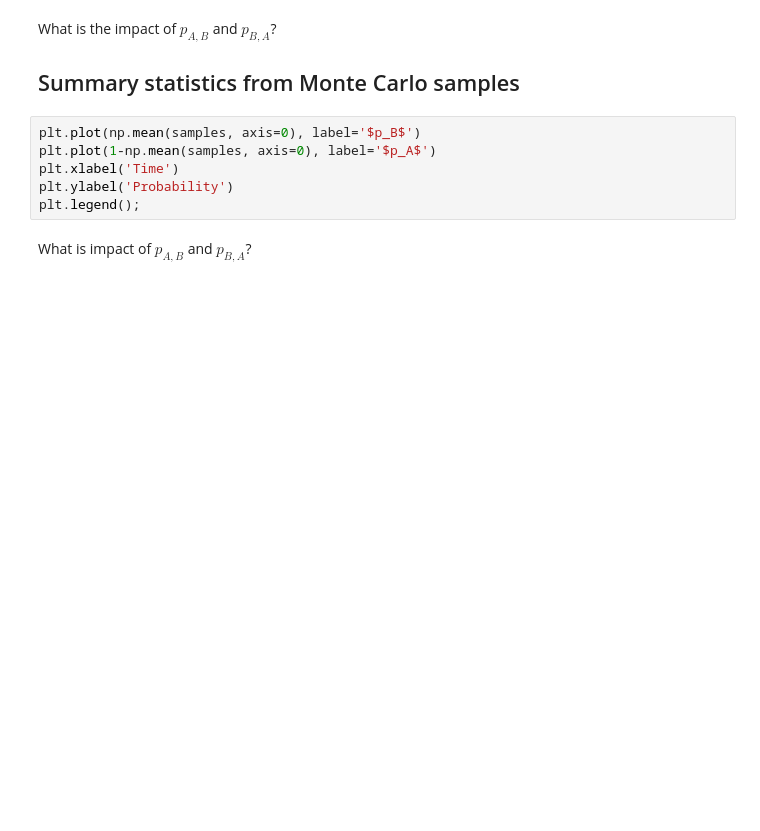
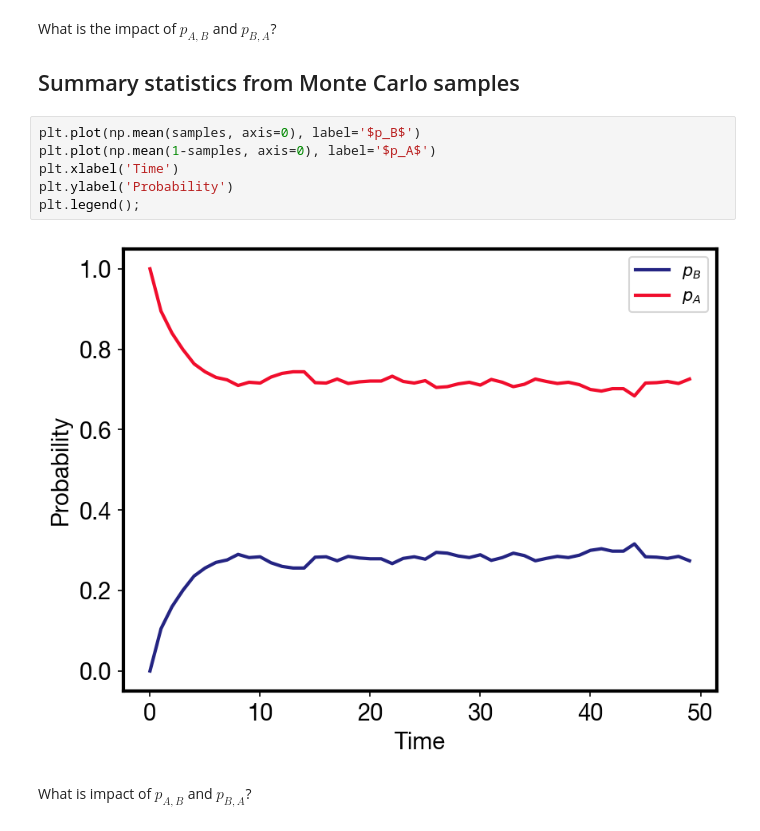
Before and after one commit to krisreyes/mdi-508-notebooks, a Jupyter notebook: Chapter01_Markov_Chains/A two state Markov chain example and chemical reactions in equilibrium.ipynb, the cells around one changed output. Cells and saved outputs as stored; diff of their text form; blank space fills up the shorter version.

```diff
--- a/Chapter01_Markov_Chains/A two state Markov chain example and chemical reactions in equilibrium.ipynb
+++ b/Chapter01_Markov_Chains/A two state Markov chain example and chemical reactions in equilibrium.ipynb
@@ -54,10 +56,12 @@ What is the impact of $p_{A,B}$ and $p_{B,A}$?
 ## Summary statistics from Monte Carlo samples
 # %%
 plt.plot(np.mean(samples, axis=0), label='$p_B$')
-plt.plot(1-np.mean(samples, axis=0), label='$p_A$')
+plt.plot(np.mean(1-samples, axis=0), label='$p_A$')
 plt.xlabel('Time')
 plt.ylabel('Probability')
 plt.legend();
+# %% [output]
+[figure, added]
 # %% [markdown]
 What is impact of $p_{A,B}$ and $p_{B,A}$?
 # %%
```
Also changed, not shown: parts of 4 cells of this notebook, 1 other file.
